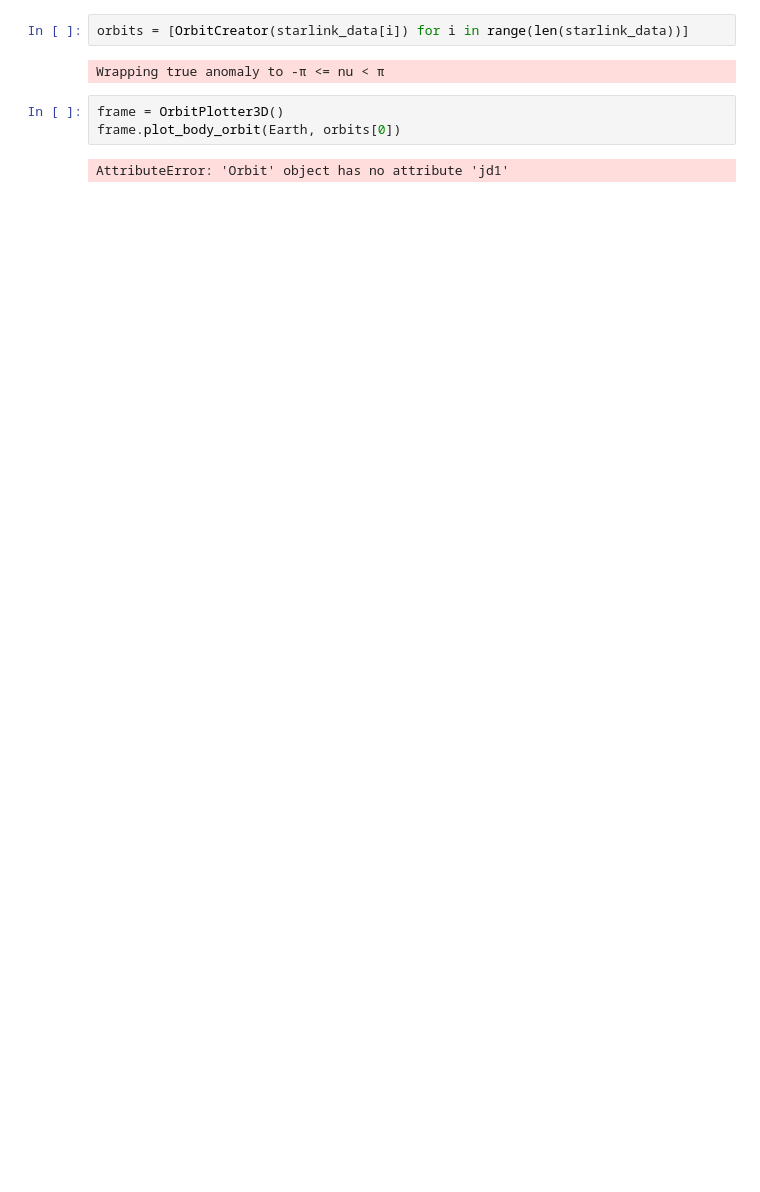
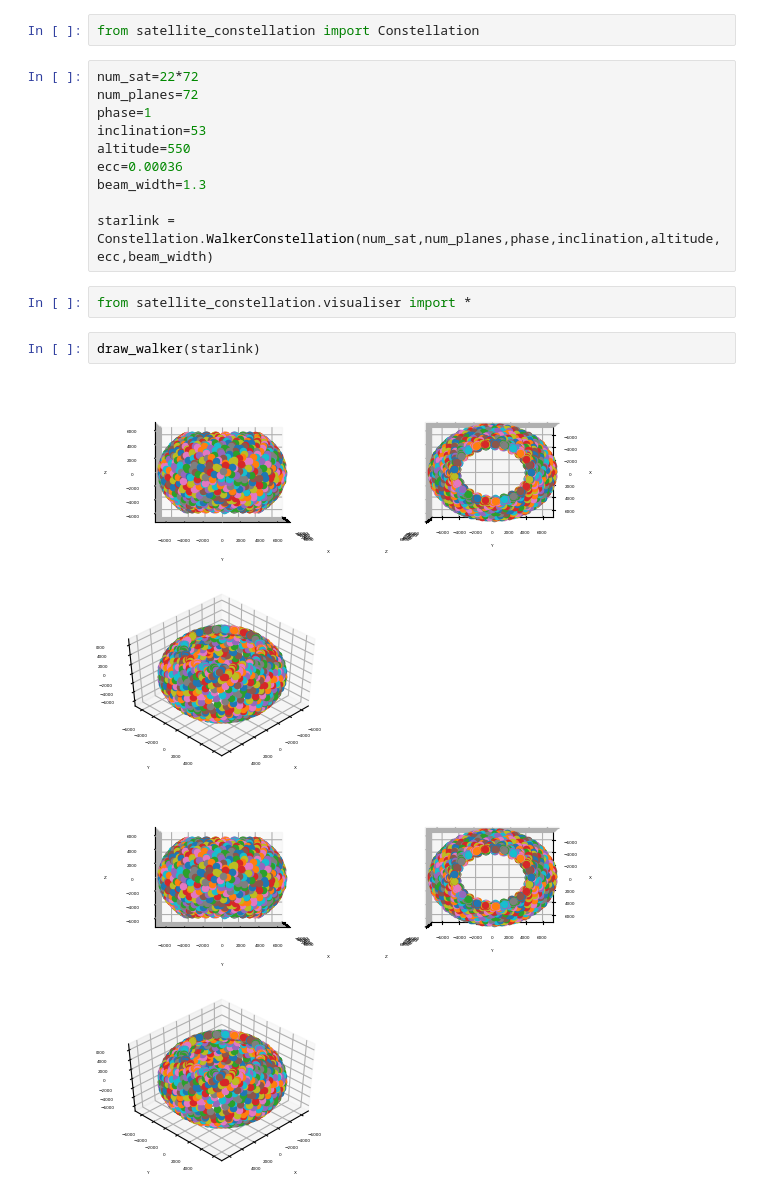
Before and after one commit to sive2045/LEO, a Jupyter notebook: test.ipynb, the cells around one changed output. Drawn from its saved outputs; the diff is of its cells as text; blank space fills up the shorter version.

Commit message:
conf: megaconstellation satellite-constellation

```diff
--- a/test.ipynb
+++ b/test.ipynb
@@ -43,9 +1,19 @@ def OrbitCreator(dataslice):
-# %%
-orbits = [OrbitCreator(starlink_data[i]) for i in range(len(starlink_data))]
-# %% [output]
-Wrapping true anomaly to -π <= nu < π
-# %%
-frame = OrbitPlotter3D()
-frame.plot_body_orbit(Earth, orbits[0])
-# %% [output]
-AttributeError: 'Orbit' object has no attribute 'jd1'
+# %%
+from satellite_constellation import Constellation
+# %%
+num_sat=22*72
+num_planes=72
+phase=1
+inclination=53
+altitude=550
+ecc=0.00036
+beam_width=1.3
+
+starlink = Constellation.WalkerConstellation(num_sat,num_planes,phase,inclination,altitude,ecc,beam_width)
+# %%
+from satellite_constellation.visualiser import *
+# %%
+draw_walker(starlink)
+# %% [output]
+[figure, added]
+[figure, added]
```
Also changed, not shown: parts of 7 cells of this notebook, 1 other file.
